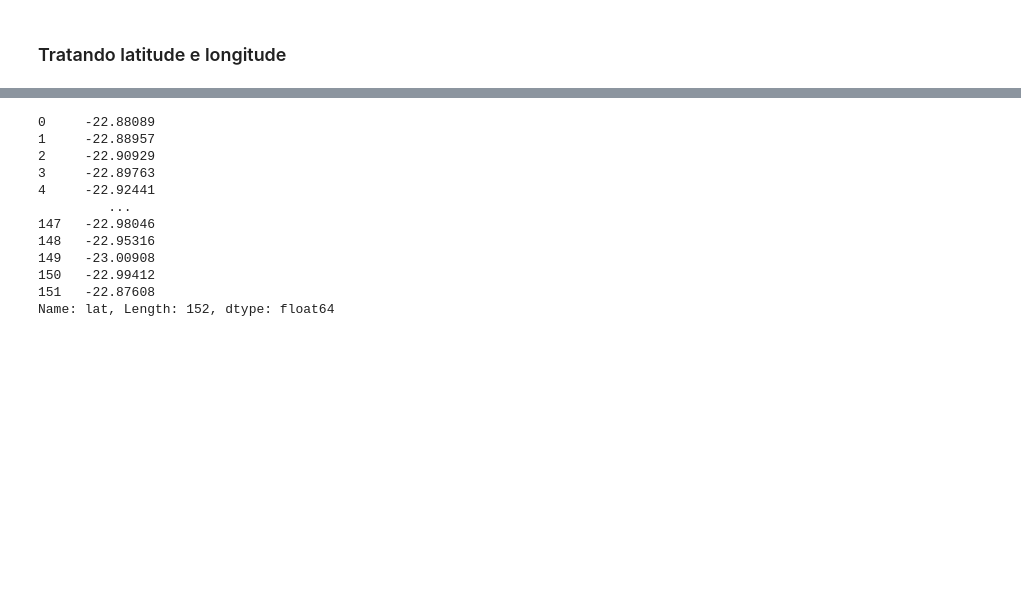
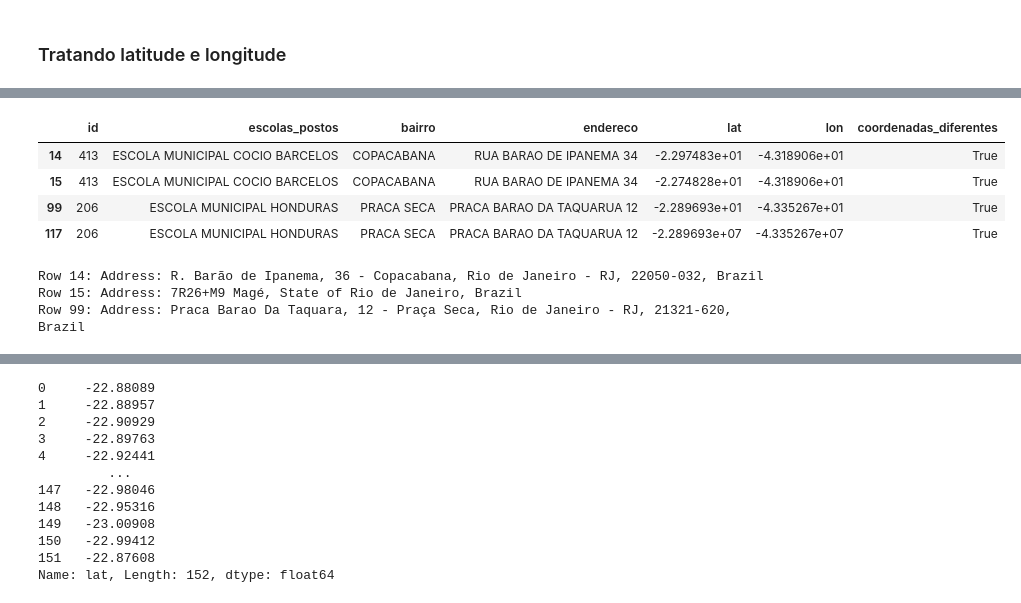
Before and after one commit to olimaandreza/pyhton-projeto-tratamento-dados, a Jupyter notebook: projeto.ipynb, the cells around one changed output, grey strips where cells are left out. Saved outputs shown, nothing was run; the diff lists cells and outputs as text; code cells hidden in the pictures; blank space fills up the shorter version.

```diff
--- a/projeto.ipynb
+++ b/projeto.ipynb
@@ -452,0 +471,45 @@ escolas.lon = escolas.lon.str.replace(",",".").astype(float)
+# %%
+# Verificação de escolas duplicadas
+duplicadas_escolas = escolas[escolas.duplicated(subset=['escolas_postos', 'bairro', 'endereco'], keep=False)]
+# %%
+duplicadas_escolas['coordenadas_diferentes'] = duplicadas_escolas.groupby(['escolas_postos', 'bairro', 'endereco'])['lat'].transform('nunique') > 1
+# %%
+duplicadas_escolas['coordenadas_diferentes'] = duplicadas_escolas['coordenadas_diferentes'].fillna(False)
+# %%
+# Escolas duplicadas com coordenadas diferentes
+escolas_duplicadas_com_coord_diferentes = duplicadas_escolas[duplicadas_escolas['coordenadas_diferentes']]
+# %%
+escolas_duplicadas_com_coord_diferentes.head(10)
+# %% [output]
+|  | id | escolas_postos | bairro | endereco | lat | lon | coordenadas_diferentes |
+| 14 | 413 | ESCOLA MUNICIPAL COCIO BARCELOS | COPACABANA | RUA BARAO DE IPANEMA 34 | -2.297483e+01 | -4.318906e+01 | True |
+| 15 | 413 | ESCOLA MUNICIPAL COCIO BARCELOS | COPACABANA | RUA BARAO DE IPANEMA 34 | -2.274828e+01 | -4.318906e+01 | True |
+| 99 | 206 | ESCOLA MUNICIPAL HONDURAS | PRACA SECA | PRACA BARAO DA TAQUARUA 12 | -2.289693e+01 | -4.335267e+01 | True |
+| 117 | 206 | ESCOLA MUNICIPAL HONDURAS | PRACA SECA | PRACA BARAO DA TAQUARUA 12 | -2.289693e+07 | -4.335267e+07 | True |
+# %%
+# Verificação da compatibilidade das coordenadas com os endereços pelo Google API
+import googlemaps
+
+gmaps = googlemaps.Client(key='AIzaSyBg4G4dJcVMRM4EOtByGi6nV3Y1kHiKVwM')
+
+try:
+    # Loop through each row in the DataFrame
+    for index, row in escolas_duplicadas_com_coord_diferentes.iterrows():
+        lat = row['lat']
+        lon = row['lon']
+
+        # Perform reverse geocoding to get the address
+        reverse_geocode_result = gmaps.reverse_geocode((lat, lon))
+
+        # Assuming that the first result is the most relevant, you can extract the formatted address
+        if reverse_geocode_result:
+            address = reverse_geocode_result[0]['formatted_address']
+            print(f"Row {index}: Address: {address}")
+        else:
+            print(f"Row {index}: Address not found")
+except Exception as e:
+    pass
+# %% [output]
+Row 14: Address: R. Barão de Ipanema, 36 - Copacabana, Rio de Janeiro - RJ, 22050-032, Brazil
+Row 15: Address: 7R26+M9 Magé, State of Rio de Janeiro, Brazil
+Row 99: Address: Praca Barao Da Taquara, 12 - Praça Seca, Rio de Janeiro - RJ, 21321-620, Brazil
```
Also changed, not shown: parts of 6 cells of this notebook, 1 other file.
